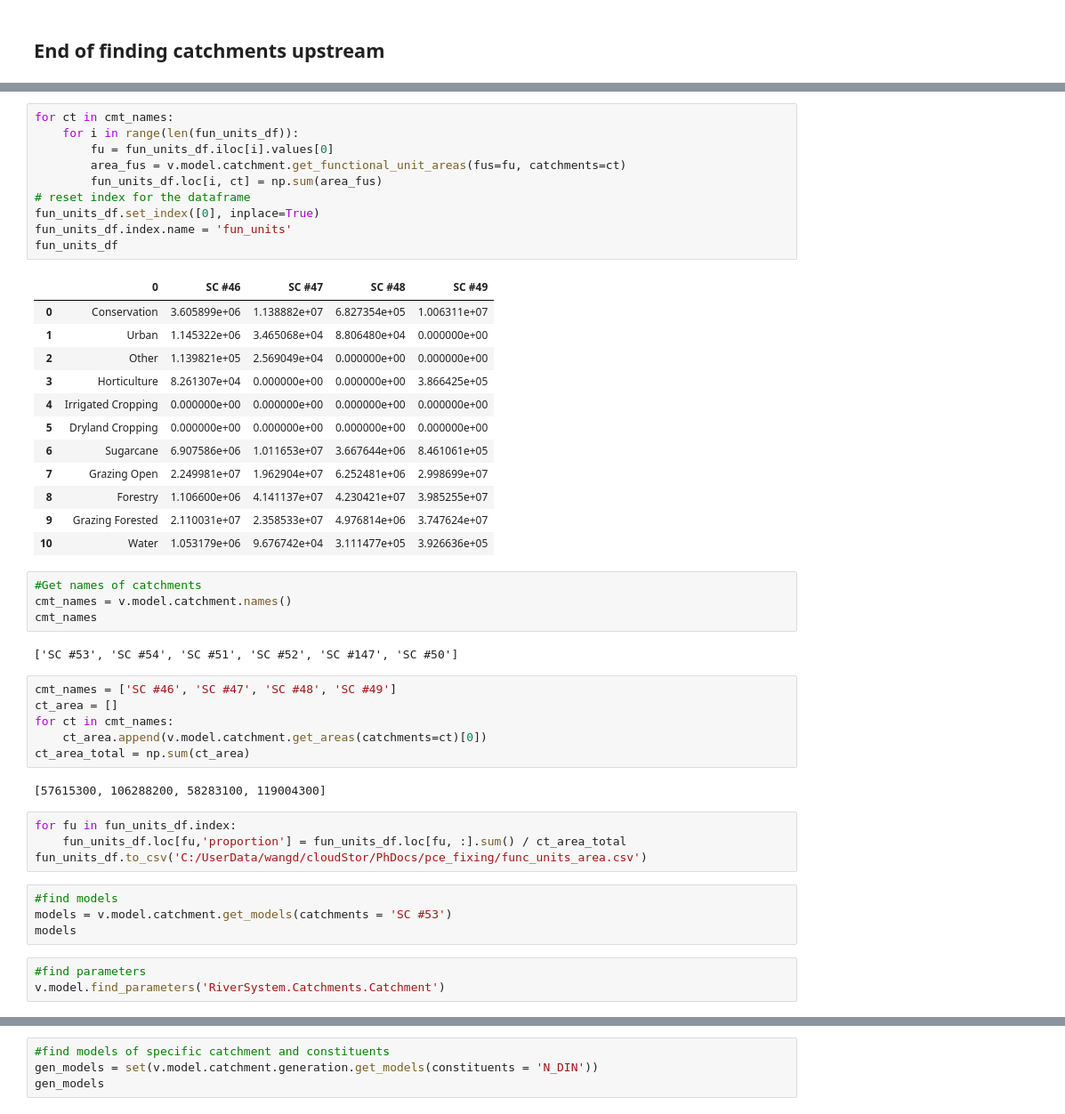
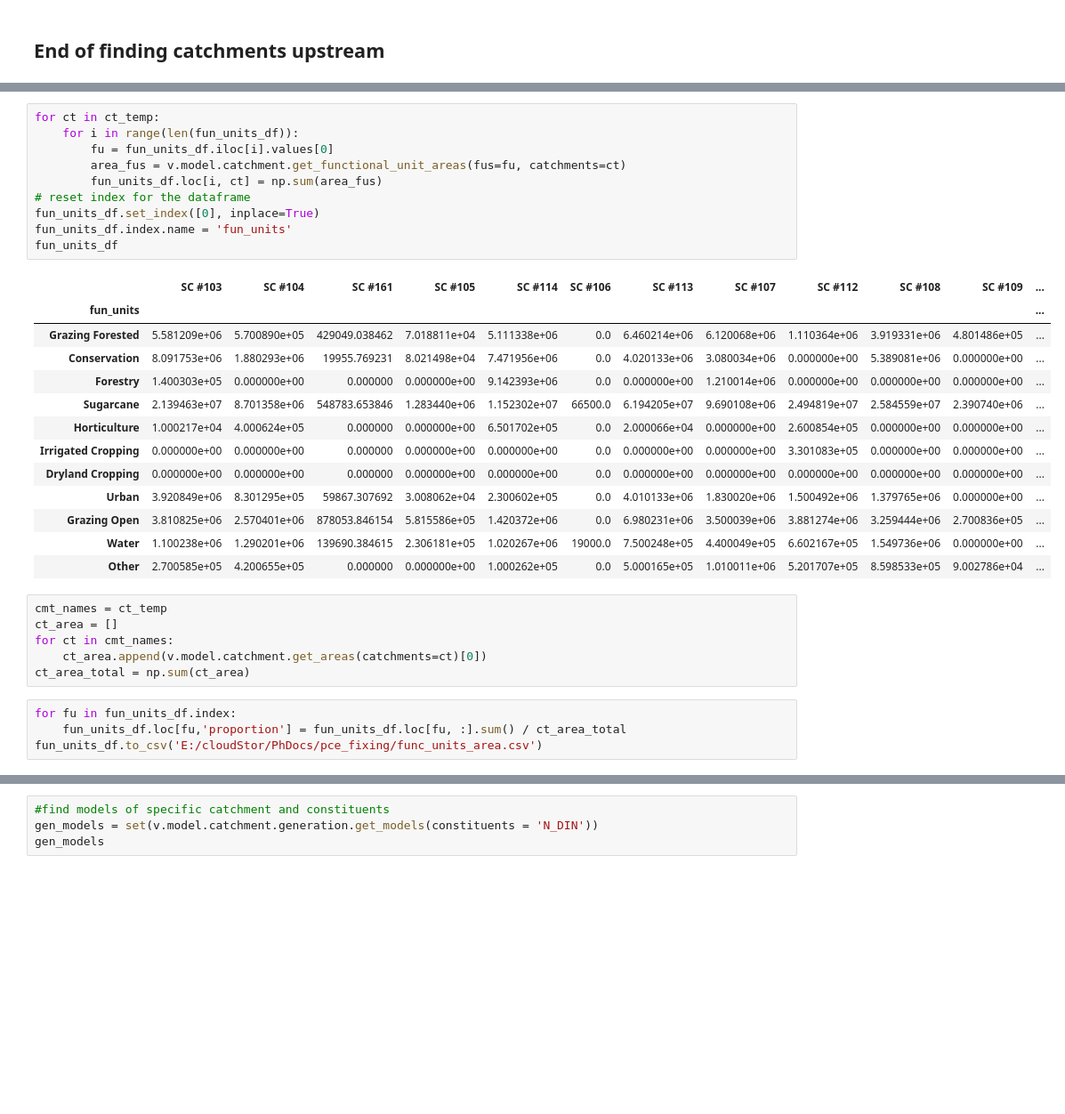
Before and after one commit to QianWanghhu/Monitoring-design, a Jupyter notebook: src/DIN/notebooks/Explore Models_wq.ipynb, the cells around one changed output, grey strips where cells are left out. Shown at 89% size. Cells and saved outputs as stored; diff of their text form; blank space fills up the shorter version.

```diff
--- a/src/DIN/notebooks/Explore Models_wq.ipynb
+++ b/src/DIN/notebooks/Explore Models_wq.ipynb
@@ -196,51 +166,37 @@ fun_units_df
 # %%
-for ct in cmt_names:
+for ct in ct_temp:
     for i in range(len(fun_units_df)):
         fu = fun_units_df.iloc[i].values[0]
         area_fus = v.model.catchment.get_functional_unit_areas(fus=fu, catchments=ct)
         fun_units_df.loc[i, ct] = np.sum(area_fus)
 # reset index for the dataframe
 fun_units_df.set_index([0], inplace=True)
 fun_units_df.index.name = 'fun_units'
 fun_units_df
 # %% [output]
-|  | 0 | SC #46 | SC #47 | SC #48 | SC #49 |
-| 0 | Conservation | 3.605899e+06 | 1.138882e+07 | 6.827354e+05 | 1.006311e+07 |
-| 1 | Urban | 1.145322e+06 | 3.465068e+04 | 8.806480e+04 | 0.000000e+00 |
-| 2 | Other | 1.139821e+05 | 2.569049e+04 | 0.000000e+00 | 0.000000e+00 |
-| 3 | Horticulture | 8.261307e+04 | 0.000000e+00 | 0.000000e+00 | 3.866425e+05 |
-| 4 | Irrigated Cropping | 0.000000e+00 | 0.000000e+00 | 0.000000e+00 | 0.000000e+00 |
-| 5 | Dryland Cropping | 0.000000e+00 | 0.000000e+00 | 0.000000e+00 | 0.000000e+00 |
-| 6 | Sugarcane | 6.907586e+06 | 1.011653e+07 | 3.667644e+06 | 8.461061e+05 |
-| 7 | Grazing Open | 2.249981e+07 | 1.962904e+07 | 6.252481e+06 | 2.998699e+07 |
-| 8 | Forestry | 1.106600e+06 | 4.141137e+07 | 4.230421e+07 | 3.985255e+07 |
-| 9 | Grazing Forested | 2.110031e+07 | 2.358533e+07 | 4.976814e+06 | 3.747624e+07 |
-| 10 | Water | 1.053179e+06 | 9.676742e+04 | 3.111477e+05 | 3.926636e+05 |
+|  | SC #103 | SC #104 | SC #161 | SC #105 | SC #114 | SC #106 | SC #113 | SC #107 | SC #112 | SC #108 | SC #109 | ... |
+| fun_units |  |  |  |  |  |  |  |  |  |  |  | ... |
+| Grazing Forested | 5.581209e+06 | 5.700890e+05 | 429049.038462 | 7.018811e+04 | 5.111338e+06 | 0.0 | 6.460214e+06 | 6.120068e+06 | 1.110364e+06 | 3.919331e+06 | 4.801486e+05 | ... |
+| Conservation | 8.091753e+06 | 1.880293e+06 | 19955.769231 | 8.021498e+04 | 7.471956e+06 | 0.0 | 4.020133e+06 | 3.080034e+06 | 0.000000e+00 | 5.389081e+06 | 0.000000e+00 | ... |
+| Forestry | 1.400303e+05 | 0.000000e+00 | 0.000000 | 0.000000e+00 | 9.142393e+06 | 0.0 | 0.000000e+00 | 1.210014e+06 | 0.000000e+00 | 0.000000e+00 | 0.000000e+00 | ... |
+| Sugarcane | 2.139463e+07 | 8.701358e+06 | 548783.653846 | 1.283440e+06 | 1.152302e+07 | 66500.0 | 6.194205e+07 | 9.690108e+06 | 2.494819e+07 | 2.584559e+07 | 2.390740e+06 | ... |
+| Horticulture | 1.000217e+04 | 4.000624e+05 | 0.000000 | 0.000000e+00 | 6.501702e+05 | 0.0 | 2.000066e+04 | 0.000000e+00 | 2.600854e+05 | 0.000000e+00 | 0.000000e+00 | ... |
+| Irrigated Cropping | 0.000000e+00 | 0.000000e+00 | 0.000000 | 0.000000e+00 | 0.000000e+00 | 0.0 | 0.000000e+00 | 0.000000e+00 | 3.301083e+05 | 0.000000e+00 | 0.000000e+00 | ... |
+| Dryland Cropping | 0.000000e+00 | 0.000000e+00 | 0.000000 | 0.000000e+00 | 0.000000e+00 | 0.0 | 0.000000e+00 | 0.000000e+00 | 0.000000e+00 | 0.000000e+00 | 0.000000e+00 | ... |
+| Urban | 3.920849e+06 | 8.301295e+05 | 59867.307692 | 3.008062e+04 | 2.300602e+05 | 0.0 | 4.010133e+06 | 1.830020e+06 | 1.500492e+06 | 1.379765e+06 | 0.000000e+00 | ... |
+| Grazing Open | 3.810825e+06 | 2.570401e+06 | 878053.846154 | 5.815586e+05 | 1.420372e+06 | 0.0 | 6.980231e+06 | 3.500039e+06 | 3.881274e+06 | 3.259444e+06 | 2.700836e+05 | ... |
+| Water | 1.100238e+06 | 1.290201e+06 | 139690.384615 | 2.306181e+05 | 1.020267e+06 | 19000.0 | 7.500248e+05 | 4.400049e+05 | 6.602167e+05 | 1.549736e+06 | 0.000000e+00 | ... |
+| Other | 2.700585e+05 | 4.200655e+05 | 0.000000 | 0.000000e+00 | 1.000262e+05 | 0.0 | 5.000165e+05 | 1.010011e+06 | 5.201707e+05 | 8.598533e+05 | 9.002786e+04 | ... |
-# %%
-#Get names of catchments
-cmt_names = v.model.catchment.names()
-cmt_names
-# %% [output]
-['SC #53', 'SC #54', 'SC #51', 'SC #52', 'SC #147', 'SC #50']
 # %%
-cmt_names = ['SC #46', 'SC #47', 'SC #48', 'SC #49']
+cmt_names = ct_temp
 ct_area = []
 for ct in cmt_names:
     ct_area.append(v.model.catchment.get_areas(catchments=ct)[0])
 ct_area_total = np.sum(ct_area)
-# %% [output]
-[57615300, 106288200, 58283100, 119004300]
 # %%
 for fu in fun_units_df.index:
     fun_units_df.loc[fu,'proportion'] = fun_units_df.loc[fu, :].sum() / ct_area_total
-fun_units_df.to_csv('C:/UserData/wangd/cloudStor/PhDocs/pce_fixing/func_units_area.csv')
+fun_units_df.to_csv('E:/cloudStor/PhDocs/pce_fixing/func_units_area.csv')
-# %%
-#find models
-models = v.model.catchment.get_models(catchments = 'SC #53')
-models
-# %%
-#find parameters
-v.model.find_parameters('RiverSystem.Catchments.Catchment')
 # %%
 # List of generation models
 gen_models = set(v.model.catchment.generation.get_models(constituents = 'N_DIN'))
```
Also changed, not shown: parts of 8 cells of this notebook.
